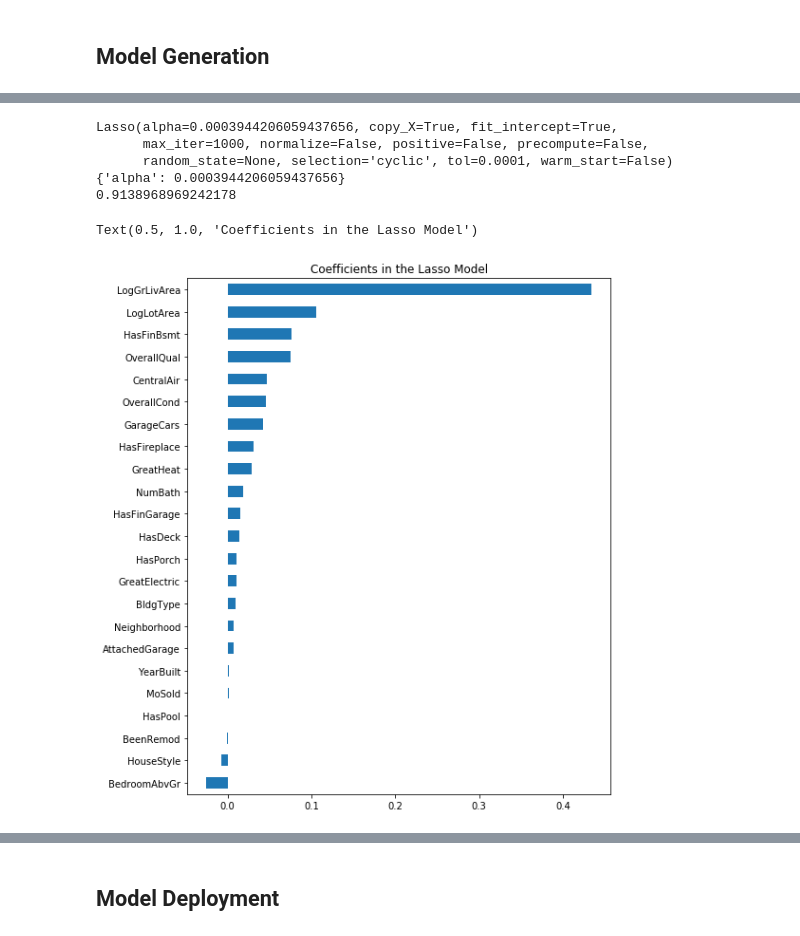
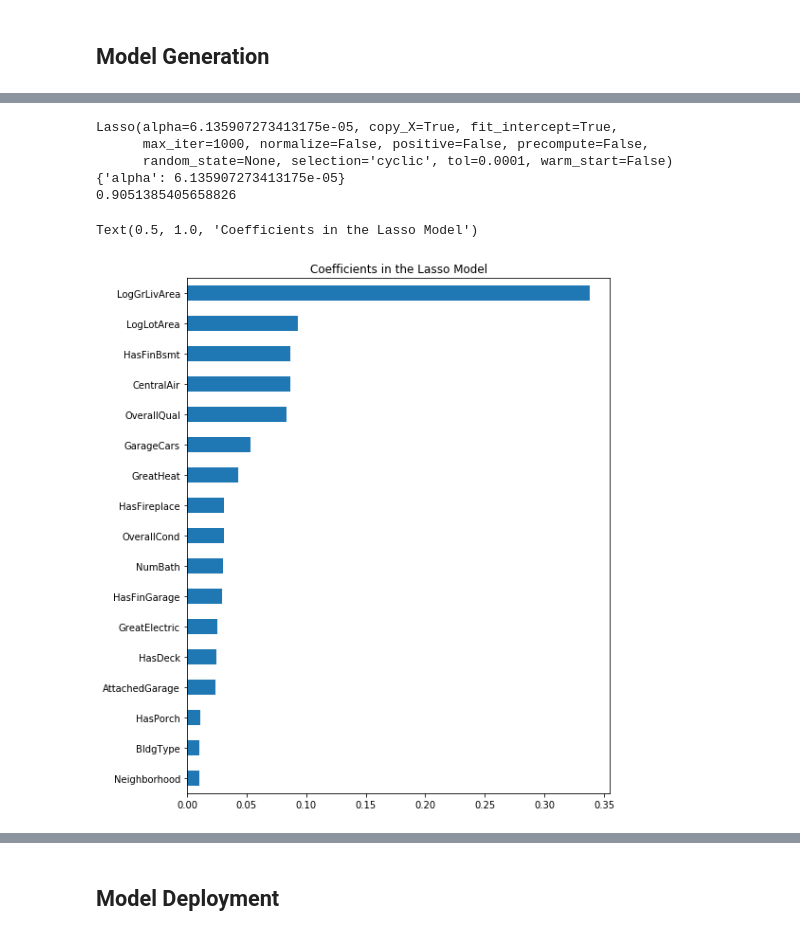
Before and after one commit to brandoncryu/ames_ml_project, a Jupyter notebook: Stephen_Model.ipynb, the cells around one changed output, grey strips where cells are left out. Cells and saved outputs as stored; diff of their text form; code cells hidden in the pictures.

Commit message:
clean stephen's model for presentation and pickle data frame for production

```diff
--- a/Stephen_Model.ipynb
+++ b/Stephen_Model.ipynb
@@ -27,7 +31,7 @@ housing = housing[housing.BedroomAbvGr > 0]
 housing.loc[housing['GarageCars'] == 5, 'GarageCars'] = 4
 
 #Remove Bad Classes
-housing = housing[housing.Neighborhood != 'Landmrk']
+housing = housing[~housing.Neighborhood.isin(['Landmrk', 'GrnHill'])]
 
 housing.MSZoning = housing.MSZoning.astype('string')
 housing.MSZoning = housing.MSZoning.str.strip()
@@ -61,7 +69,7 @@ housing['LogBsmtSF'] = np.log(housing.BsmtSF)
 #Categorical to Ordinal
 housing.Neighborhood = housing.Neighborhood.replace({'MeadowV':1,'BrDale':2, 'IDOTRR':3, 'BrkSide':4, 'OldTown':5, 'Edwards':6, 'SWISU':7, 'Landmrk':8, 'Sawyer':9,\
                            'NPkVill':10, 'Blueste':11, 'NAmes':12, 'Mitchel':13, 'SawyerW':14, 'Gilbert':15, 'NWAmes':16, 'Greens':17, 'Blmngtn':18,\
-                           'CollgCr':19, 'Crawfor':20, 'ClearCr':21, 'Somerst':22, 'Timber':23, 'Veenker':24, 'GrnHill':25, 'StoneBr':26,'NridgHt':27, 'NoRidge':28})
+                           'CollgCr':19, 'Crawfor':20, 'ClearCr':21, 'Somerst':22, 'Timber':23, 'Veenker':24, 'StoneBr':25,'NridgHt':26, 'NoRidge':27})
 housing.BldgType = housing.BldgType.replace({'2fmCon':1,'Twnhs':2, 'Duplex':3, '1Fam':4, 'TwnhsE':5})
 housing.HouseStyle = housing.HouseStyle.replace({'1.5Unf':1,'1.5Fin':2, 'SFoyer':3, 'SLvl':4, '1Story':5, '2.5Unf':6, '2Story':7, '2.5Fin':8})
 housing.MoSold = housing.MoSold.replace({1:11, 9:10, 8:9, 6:8, 7:7, 11:6, 12:5, 2:4, 3:3, 10:2, 5:1, 4:0})
@@ -73,7 +81,6 @@ housing['NumBath'] = housing.FullBath + 0.5*housing.HalfBath + 0.5*housing.BsmtF
 housing['BeenRemod'] = np.where(housing.YearBuilt != housing.YearRemodAdd, 1, 0)
 housing['HasFinBsmt'] = np.where(housing.BsmtFinSF1 > 0, 1, 0)
 housing['HasFinGarage'] = np.where(housing.GarageFinish == "Fin", 1, 0)
-housing['HasPool'] = np.where(housing.PoolArea > 0, 1, 0)
 housing['HasFireplace'] = np.where(housing.Fireplaces > 0, 1, 0)
 housing['HasPorch'] = np.where(housing.PorchTotSF > 0, 1, 0)
 housing['HasDeck'] = np.where(housing.WoodDeckSF > 0, 1, 0)
@@ -89,7 +96,7 @@ housing['CentralAir'] = np.where(housing.CentralAir == "Y", 1, 0)
 # %%
 model_cols = ['LogSalePrice', 'LogLotArea', 'LogGrLivArea', 'LogBsmtSF', 'OverallQual', 'OverallCond', 'YearBuilt',\
               'Neighborhood', 'BldgType', 'HouseStyle', 'MoSold', 'NumBath', 'GarageCars', 'BedroomAbvGr',\
-              'BeenRemod', 'HasFinBsmt', 'HasFinGarage', 'HasPool', 'HasFireplace', 'HasPorch', 'HasDeck',\
+              'BeenRemod', 'HasFinBsmt', 'HasFinGarage', 'HasFireplace', 'HasPorch', 'HasDeck',\
               'AttachedGarage', 'GreatElectric', 'GreatHeat', 'CentralAir']
 housing = housing[model_cols]
 # %% [markdown]
@@ -144,0 +145,16 @@ Text(0.5, 1.0, 'Coefficients in the Lasso Model')
+# %%
+x = x.drop('LogBsmtSF', axis=1)
+grid_search.fit(x, y)
+
+print("Cross Validation")
+print("-" * 20)
+print("Best parameter: ", grid_search.best_params_)
+print("Best CV score:  %.4f" % grid_search.best_score_)
+
+alpha_cv = grid_search.best_estimator_.get_params()['alpha']
+
+lasso = Lasso(alpha = alpha_cv).fit(x, y)
+coef = pd.Series(lasso.coef_, index = x.columns)
+imp_coef = pd.concat([coef.sort_values()])
+imp_coef.plot(kind = "barh", figsize = (8, 10))
+plt.title("Coefficients in the Lasso Model")
@@ -145,23 +168,23 @@ Text(0.5, 1.0, 'Coefficients in the Lasso Model')
 # %%
-x = housing.drop(['LogSalePrice', 'LogBsmtSF'], axis=1)
+x = x.drop(['BedroomAbvGr', 'HouseStyle', 'BeenRemod', 'MoSold', 'YearBuilt'], axis=1)
 grid_search.fit(x, y)
 
 print(grid_search.best_estimator_)
 print(grid_search.best_params_)
 print(grid_search.best_score_)
 
 alpha_cv = grid_search.best_estimator_.get_params()['alpha']
 
 lasso = Lasso(alpha = alpha_cv).fit(x, y)
 coef = pd.Series(lasso.coef_, index = x.columns)
 imp_coef = pd.concat([coef.sort_values()])
 imp_coef.plot(kind = "barh", figsize = (8, 10))
 plt.title("Coefficients in the Lasso Model")
 # %% [output]
-Lasso(alpha=0.0003944206059437656, copy_X=True, fit_intercept=True,
+Lasso(alpha=6.135907273413175e-05, copy_X=True, fit_intercept=True,
       max_iter=1000, normalize=False, positive=False, precompute=False,
       random_state=None, selection='cyclic', tol=0.0001, warm_start=False)
-{'alpha': 0.0003944206059437656}
-0.9138968969242178
+{'alpha': 6.135907273413175e-05}
+0.9051385405658826
 Text(0.5, 1.0, 'Coefficients in the Lasso Model')
-[figure, old version]
+[figure, new version]
```
Also changed, not shown: parts of 12 cells of this notebook, 1 other file.
